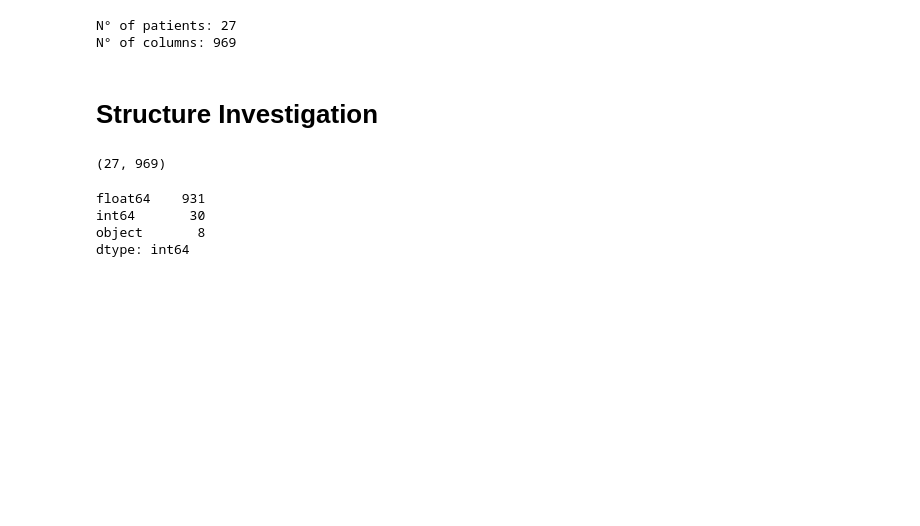
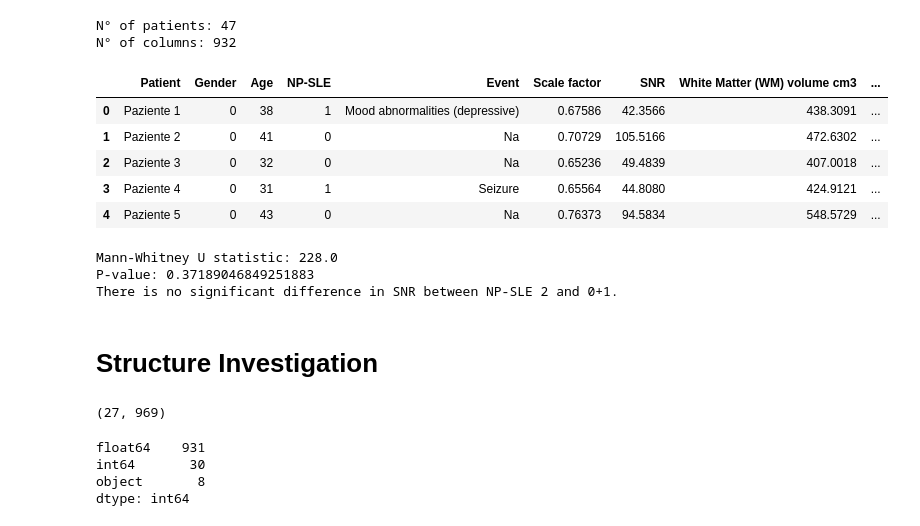
Before and after one commit to Sebarz98/NeuroLupus_ML, a Jupyter notebook: Advanced_EDA copy.ipynb, the cells around one changed output. Cells and saved outputs as stored; diff of their text form; code cells hidden in the pictures; blank space fills up the shorter version.

```diff
--- a/Advanced_EDA copy.ipynb
+++ b/Advanced_EDA copy.ipynb
@@ -1,25 +1,57 @@
 # %%
 # Load Dataset
 import pandas as pd
 
-file_path = "/Users/Sebastiano/SLE/data/Clinical_MRI.xlsx"
+file_path = "/Users/Sebastiano/NeuroLupus_ML/ML_MRI copy.xlsx"
 df = pd.read_excel(file_path)
 
 print("N° of patients: {}".format(len(df)))
 print("N° of columns: {}".format(df.shape[1]))
 
 pd.set_option('display.max_columns', None)
 
 import os
 # Create the results/ directory if it doesn't exist
 if not os.path.exists('results'):
     os.makedirs('results')
 
 # Extract feature matrix X and show 5 random samples
 df.head()
 # %% [output]
-N° of patients: 27
-N° of columns: 969
+N° of patients: 47
+N° of columns: 932
+|  | Patient | Gender | Age | NP-SLE | Event | Scale factor | SNR | White Matter (WM) volume cm3 | ... |
+| 0 | Paziente 1 | 0 | 38 | 1 | Mood abnormalities (depressive) | 0.67586 | 42.3566 | 438.3091 | ... |
+| 1 | Paziente 2 | 0 | 41 | 0 | Na | 0.70729 | 105.5166 | 472.6302 | ... |
+| 2 | Paziente 3 | 0 | 32 | 0 | Na | 0.65236 | 49.4839 | 407.0018 | ... |
+| 3 | Paziente 4 | 0 | 31 | 1 | Seizure | 0.65564 | 44.8080 | 424.9121 | ... |
+| 4 | Paziente 5 | 0 | 43 | 0 | Na | 0.76373 | 94.5834 | 548.5729 | ... |
+# %%
+from scipy.stats import mannwhitneyu
+
+# Select the relevant columns
+df_subset = df[['NP-SLE', 'SNR']]
+
+# Separate data into two groups: NP-SLE 2 and 0+1
+group_2 = df_subset[df_subset['NP-SLE'] == 2]
+group_01 = df_subset[df_subset['NP-SLE'].isin([0, 1])]
+
+# Perform Mann-Whitney U test
+statistic, p_value = mannwhitneyu(group_2['SNR'], group_01['SNR'])
+
+# Print the results
+print(f"Mann-Whitney U statistic: {statistic}")
+print(f"P-value: {p_value}")
+
+# Check for significance (using the commonly used 0.05 threshold)
+if p_value < 0.05:
+    print("The difference in SNR between NP-SLE 2 and 0+1 is statistically significant.")
+else:
+    print("There is no significant difference in SNR between NP-SLE 2 and 0+1.")
+# %% [output]
+Mann-Whitney U statistic: 228.0
+P-value: 0.37189046849251883
+There is no significant difference in SNR between NP-SLE 2 and 0+1.
 # %% [markdown]
 # Structure Investigation
 # %%
```
Also changed, not shown: 4 other files.
